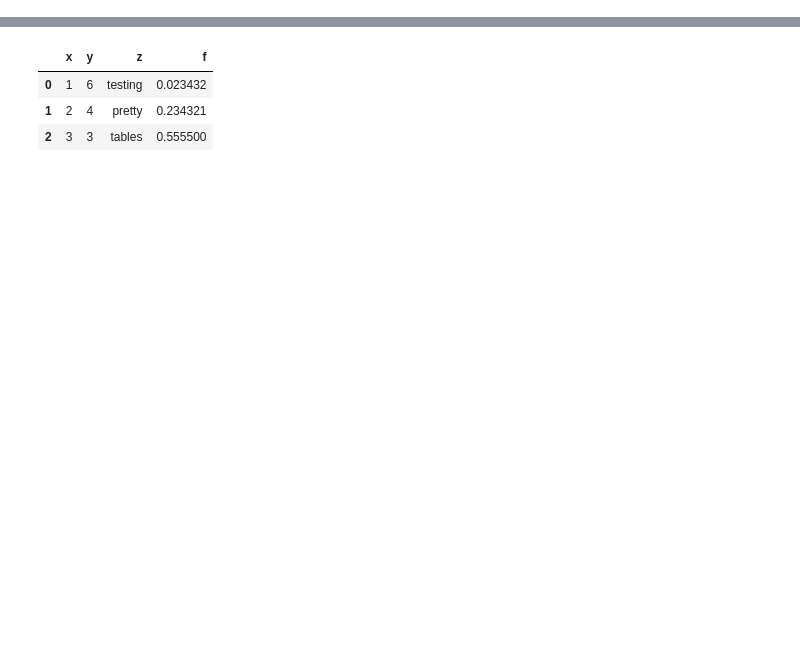
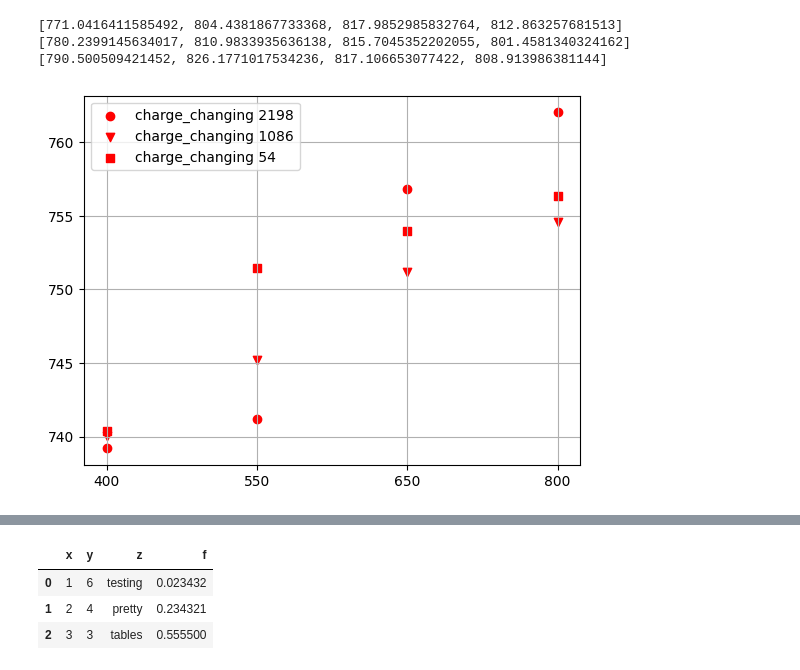
Before and after one commit to jenegger/r3bweek24_gsi, a Jupyter notebook: overview_cross_section.ipynb, the cells around one changed output, grey strips where cells are left out. Cells and saved outputs as stored; diff of their text form; code cells hidden in the pictures; blank space fills up the shorter version.

```diff
--- a/overview_cross_section.ipynb
+++ b/overview_cross_section.ipynb
@@ -36,9 +40,72 @@ result_geo
 # %%
 new_density = 1.851
 T_2198 = (new_density)*(2.1928)*(6.02214076)*(pow(10,23))/(12.011);
+T_1086 = (new_density)*(1.0793)*(6.02214076)*(pow(10,23))/(12.011);
+T_54 = (new_density)*(0.5451)*(6.02214076)*(pow(10,23))/(12.011);
 factor_2198 = (1./T_2198)*(pow(10,27))
-factor_1086
-factor_54
+factor_1086 = (1./T_1086)*(pow(10,27))
+factor_54 = (1./T_54)*(pow(10,27))
 # %%
+cc_2198_val = []
+cc_1086_val = []
+cc_54_val = []
+cc_geo_corr_2198_val = []
+cc_geo_corr_1086_val = []
+cc_geo_corr_54_val = []
+tot_cs_2198_val = []
+tot_cs_1086_val = []
+tot_cs_54_val = []
+energy_vals = ["400","550","650","800"]
+for ene in energy_vals:
+    dz_2198 = (1-float(result_geo.loc[(result_geo["targettype"] == "c_2198") & (result_geo["energy"] == float(ene))]['d_survived']))/(1-float(result_geo.loc[(result_geo["targettype"] == "empty") & (result_geo["energy"] == float(ene))]['d_survived']))
+    d_geo_2198 = float(result_geo.loc[(result_geo["targettype"] == "c_2198") & (result_geo["energy"] == float(ene))]['geo_corr'])/float(result_geo.loc[(result_geo["targettype"] == "empty") & (result_geo["energy"] == float(ene))]['geo_corr'])
+    d_iso_2198 = (1-float(result.loc[(result["targettype"] == "c_2198") & (result["energy"] == float(ene))]['iso_corr']))/(1-float(result.loc[(result["targettype"] == "empty") & (result["energy"] == float(ene))]['iso_corr']))
 
-from ipywidgets import *
+    dz_1086 = (1-float(result_geo.loc[(result_geo["targettype"] == "c_1086") & (result_geo["energy"] == float(ene))]['d_survived']))/(1-float(result_geo.loc[(result_geo["targettype"] == "empty") & (result_geo["energy"] == float(ene))]['d_survived']))
+    d_geo_1086 = float(result_geo.loc[(result_geo["targettype"] == "c_1086") & (result_geo["energy"] == float(ene))]['geo_corr'])/float(result_geo.loc[(result_geo["targettype"] == "empty") & (result_geo["energy"] == float(ene))]['geo_corr'])
+    d_iso_1086 = (1-float(result.loc[(result["targettype"] == "c_1086") & (result["energy"] == float(ene))]['iso_corr']))/(1-float(result.loc[(result["targettype"] == "empty") & (result["energy"] == float(ene))]['iso_corr']))
+
+    dz_54 = (1-float(result_geo.loc[(result_geo["targettype"] == "c_54") & (result_geo["energy"] == float(ene))]['d_survived']))/(1-float(result_geo.loc[(result_geo["targettype"] == "empty") & (result_geo["energy"] == float(ene))]['d_survived']))
+    d_geo_54 = float(result_geo.loc[(result_geo["targettype"] == "c_54") & (result_geo["energy"] == float(ene))]['geo_corr'])/float(result_geo.loc[(result_geo["targettype"] == "empty") & (result_geo["energy"] == float(ene))]['geo_corr'])
+    d_iso_54 = (1-float(result.loc[(result["targettype"] == "c_54") & (result["energy"] == float(ene))]['iso_corr']))/(1-float(result.loc[(result["targettype"] == "empty") & (result["energy"] == float(ene))]['iso_corr']))
+
+    cc_2198 = factor_2198*(-math.log(dz_2198))
+    cc_geo_corr_2198 = factor_2198*(-math.log(dz_2198)-math.log(d_geo_2198))
+    tot_cs_2198 = factor_2198*(-math.log(dz_2198)-math.log(d_geo_2198)-math.log(d_iso_2198))
+    cc_2198_val.append(cc_2198)
+    cc_geo_corr_2198_val.append(cc_geo_corr_2198)
+    tot_cs_2198_val.append(tot_cs_2198)
+
+
+    cc_54 = factor_54*(-math.log(dz_54))
+    cc_geo_corr_54 = factor_54*(-math.log(dz_54)-math.log(d_geo_54))
+    tot_cs_54 = factor_54*(-math.log(dz_54)-math.log(d_geo_54)-math.log(d_iso_54))
+    cc_54_val.append(cc_54)
+    cc_geo_corr_54_val.append(cc_geo_corr_54)
+    tot_cs_54_val.append(tot_cs_54)
+
+    cc_1086 = factor_1086*(-math.log(dz_1086))
+    cc_geo_corr_1086 = factor_1086*(-math.log(dz_1086)-math.log(d_geo_1086))
+    tot_cs_1086 = factor_1086*(-math.log(dz_1086)-math.log(d_geo_1086)-math.log(d_iso_1086))
+    cc_1086_val.append(cc_1086)
+    cc_geo_corr_1086_val.append(cc_geo_corr_1086)
+    tot_cs_1086_val.append(tot_cs_1086)
+    #print(cc)
+    #print(cc_geo_corr)
+
+print(tot_cs_2198_val)
+print(tot_cs_1086_val)
+print(tot_cs_54_val)
+# %% [output]
+[771.0416411585492, 804.4381867733368, 817.9852985832764, 812.863257681513]
+[780.2399145634017, 810.9833935636138, 815.7045352202055, 801.4581340324162]
+[790.500509421452, 826.1771017534236, 817.106653077422, 808.913986381144]
+# %%
+fig, ax = plt.subplots()
+ax.scatter(energy_vals,cc_2198_val,label="charge_changing 2198",color='red',marker="o")
+ax.scatter(energy_vals,cc_1086_val,label="charge_changing 1086",color ='red',marker="v")
+ax.scatter(energy_vals,cc_54_val,label="charge_changing 54",color='red',marker="s")
+ax.legend()
+ax.grid()
+# %% [output]
+[figure, added]
```
Also changed, not shown: parts of 3 cells of this notebook, 2 other files.
